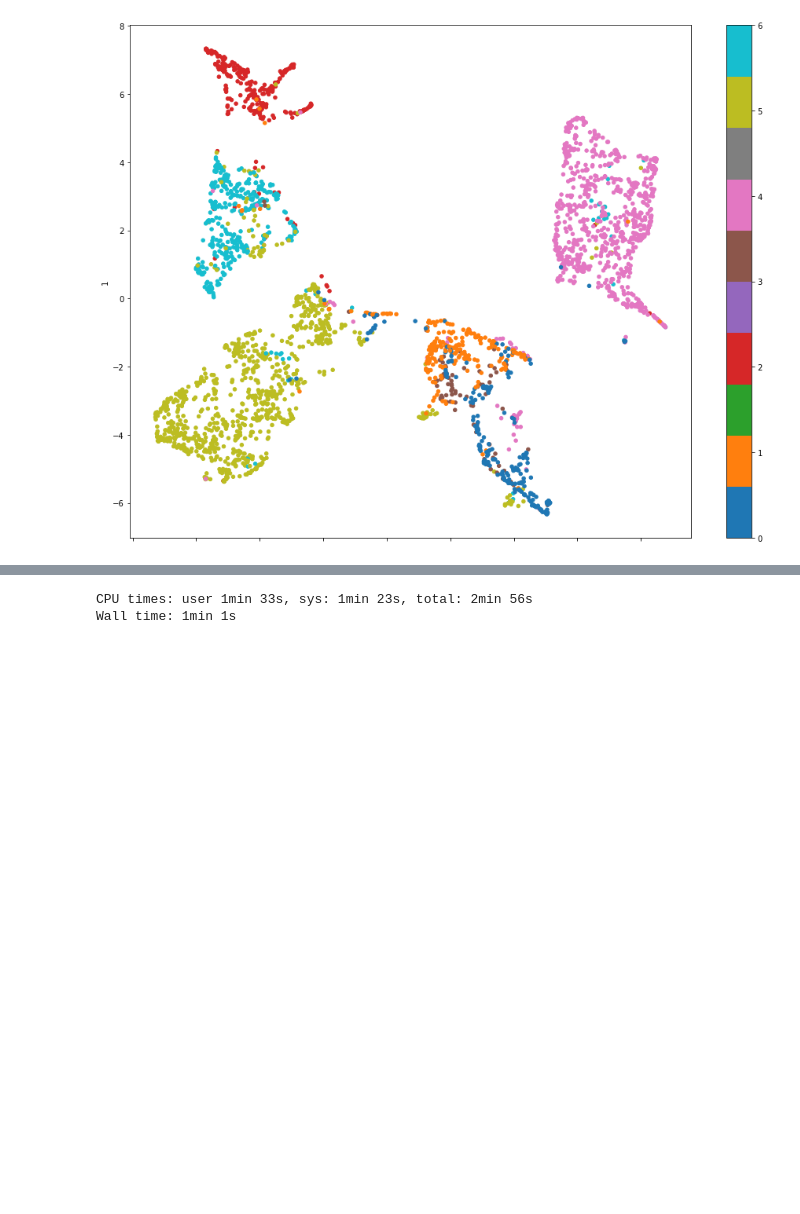
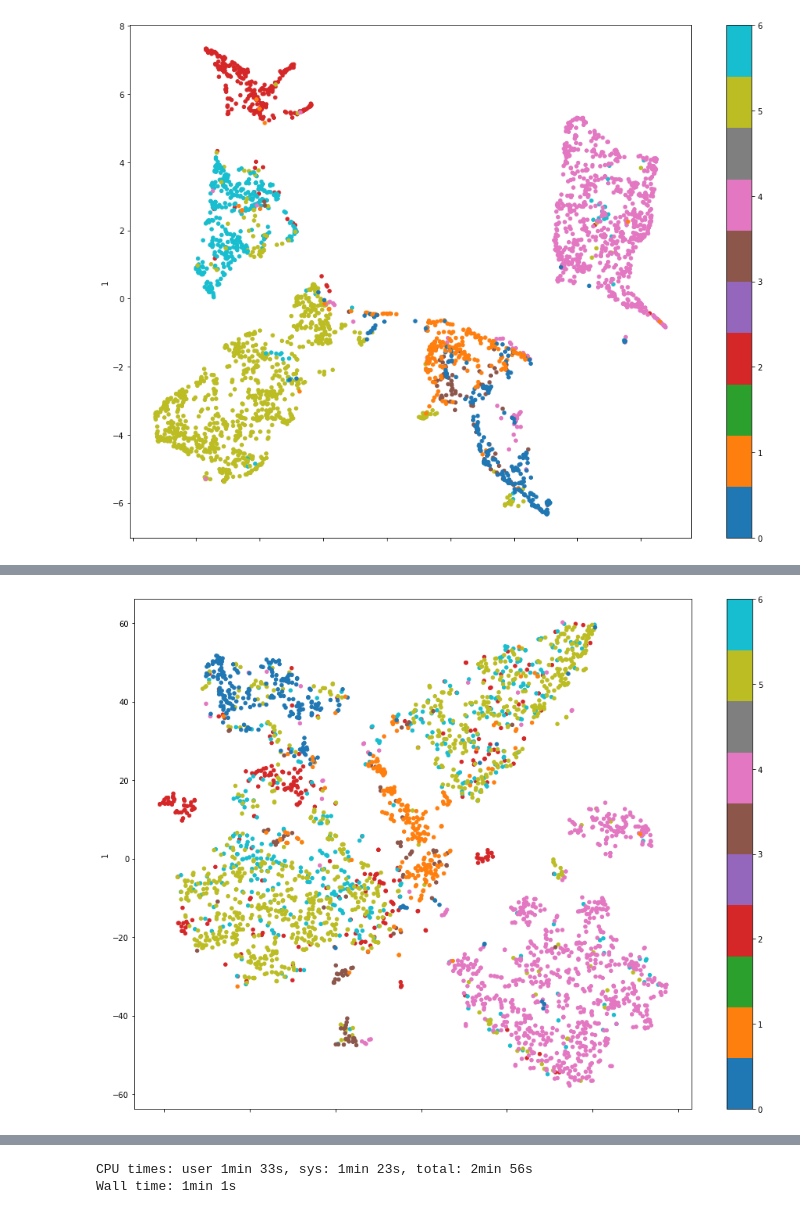
Before and after one commit to tmoerman/lathspell, a Jupyter notebook: notebooks/01_zeisel_skl_nmf.ipynb, the cells around one changed output, grey strips where cells are left out. Cells and saved outputs as stored; diff of their text form; code cells hidden in the pictures; blank space fills up the shorter version.

```diff
--- a/notebooks/01_zeisel_skl_nmf.ipynb
+++ b/notebooks/01_zeisel_skl_nmf.ipynb
@@ -286,0 +319,3 @@ plt.show()
+# %%
+%%time
+sep_tsne_df = tsne_embed(sep_H.T)
@@ -286,0 +325,5 @@ plt.show()
+# %%
+sep_tsne_df.plot.scatter(x=0, y=1, c=zeisel_meta_df['level1class'].cat.codes, cmap=plt.cm.get_cmap('tab10'), figsize=(16,12))
+plt.show()
+# %% [output]
+[figure, added]
```
Also changed, not shown: parts of 14 cells of this notebook, 1 other file.
